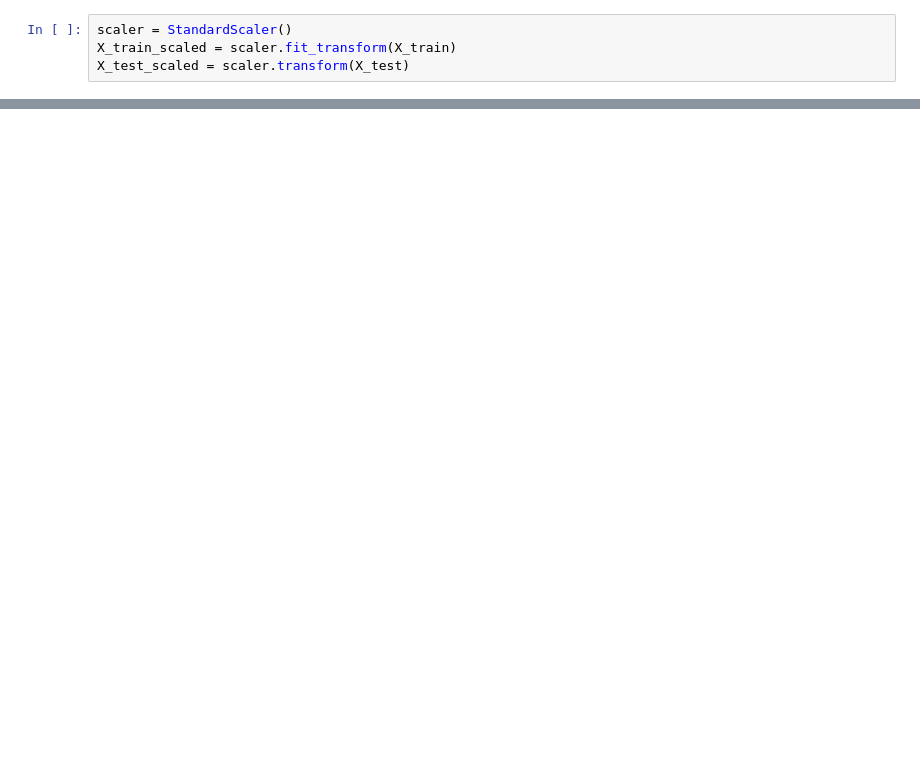
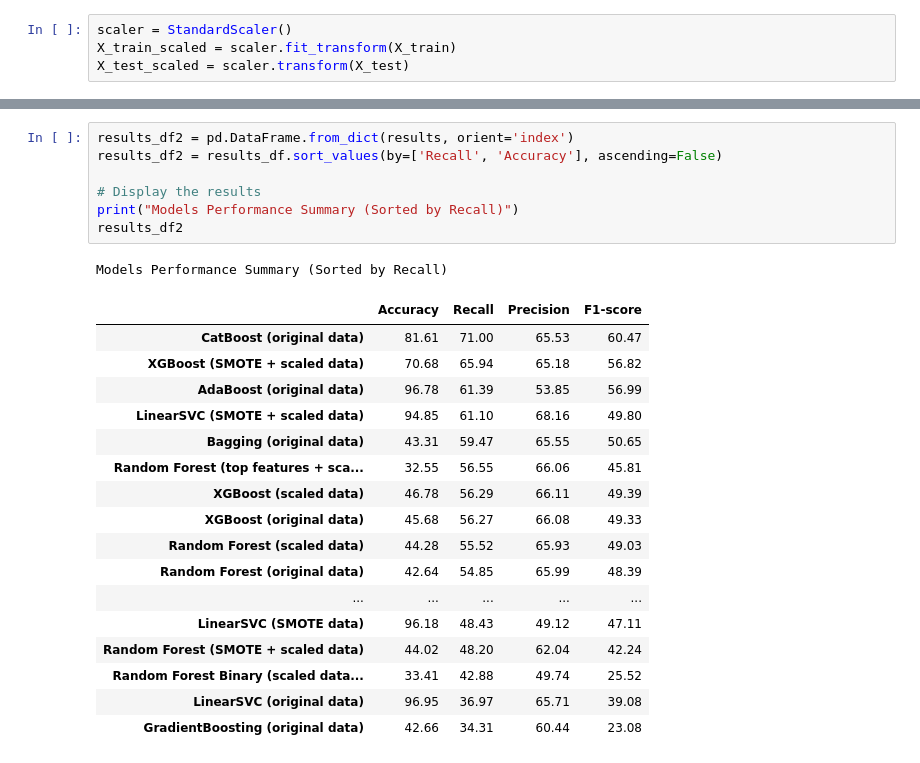
Before and after one commit to varsanyimate/ddos, a Jupyter notebook: src/baseline_model_comparison.ipynb, the cells around one changed output, grey strips where cells are left out. Saved outputs shown, nothing was run; the diff lists cells and outputs as text; blank space fills up the shorter version.

Commit message:
model_opt

```diff
--- a/src/baseline_model_comparison.ipynb
+++ b/src/baseline_model_comparison.ipynb
@@ -1071,0 +1060,26 @@ Confusion Matrix:
+# %%
+results_df2 = pd.DataFrame.from_dict(results, orient='index')
+results_df2 = results_df.sort_values(by=['Recall', 'Accuracy'], ascending=False)
+
+# Display the results
+print("Models Performance Summary (Sorted by Recall)")
+results_df2
+# %% [output]
+Models Performance Summary (Sorted by Recall)
+|  | Accuracy | Recall | Precision | F1-score |
+| CatBoost (original data) | 81.61 | 71.00 | 65.53 | 60.47 |
+| XGBoost (SMOTE + scaled data) | 70.68 | 65.94 | 65.18 | 56.82 |
+| AdaBoost (original data) | 96.78 | 61.39 | 53.85 | 56.99 |
+| LinearSVC (SMOTE + scaled data) | 94.85 | 61.10 | 68.16 | 49.80 |
+| Bagging (original data) | 43.31 | 59.47 | 65.55 | 50.65 |
+| Random Forest (top features + sca... | 32.55 | 56.55 | 66.06 | 45.81 |
+| XGBoost (scaled data) | 46.78 | 56.29 | 66.11 | 49.39 |
+| XGBoost (original data) | 45.68 | 56.27 | 66.08 | 49.33 |
+| Random Forest (scaled data) | 44.28 | 55.52 | 65.93 | 49.03 |
+| Random Forest (original data) | 42.64 | 54.85 | 65.99 | 48.39 |
+| ... | ... | ... | ... | ... |
+| LinearSVC (SMOTE data) | 96.18 | 48.43 | 49.12 | 47.11 |
+| Random Forest (SMOTE + scaled data) | 44.02 | 48.20 | 62.04 | 42.24 |
+| Random Forest Binary (scaled data... | 33.41 | 42.88 | 49.74 | 25.52 |
+| LinearSVC (original data) | 96.95 | 36.97 | 65.71 | 39.08 |
+| GradientBoosting (original data) | 42.66 | 34.31 | 60.44 | 23.08 |
```
Also changed, not shown: parts of 30 cells of this notebook, 3 other files.
